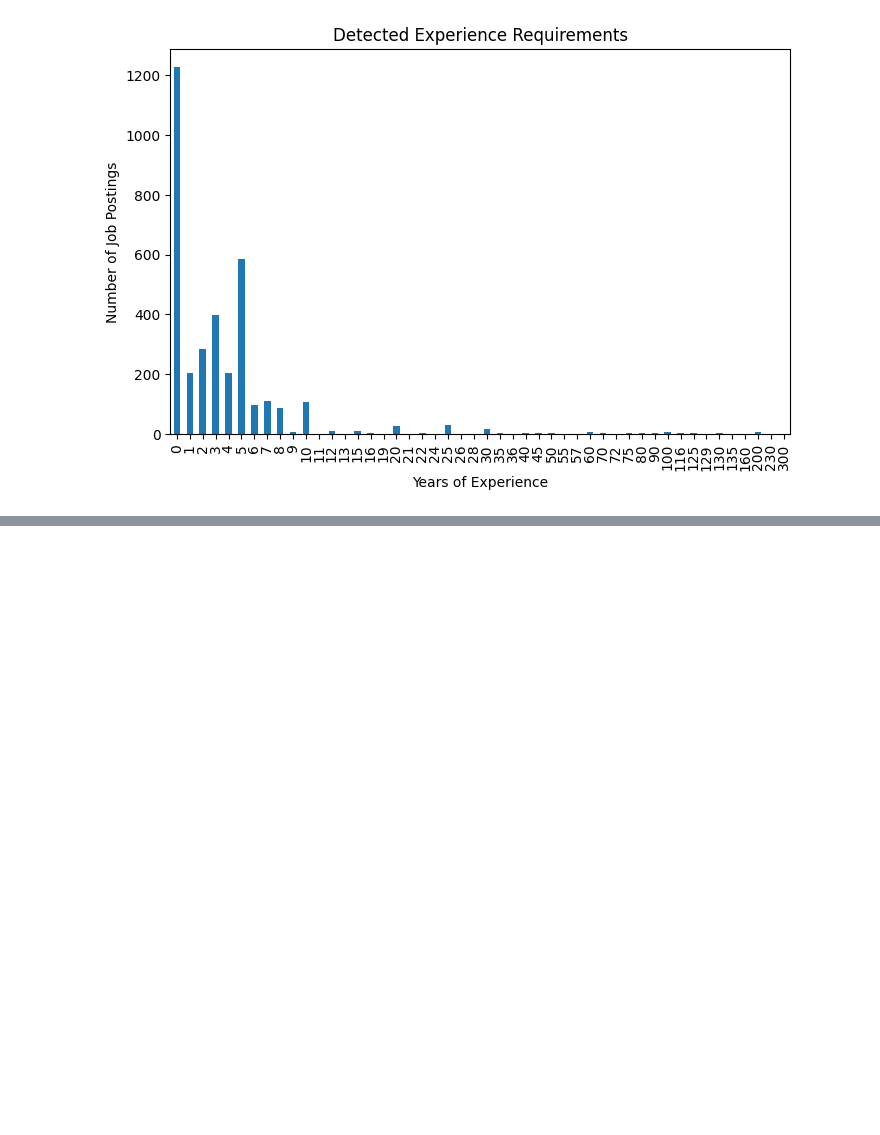
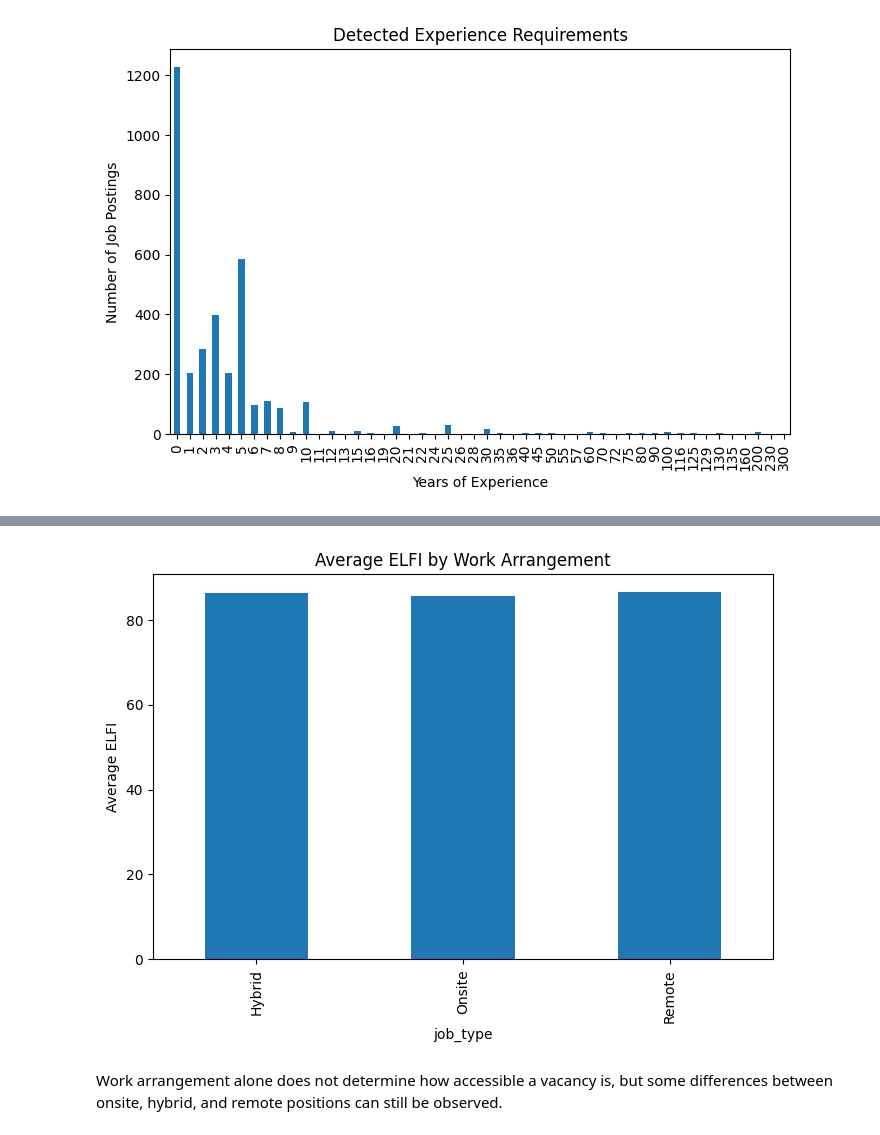
Before and after one commit to shvdkam/customer-behavior-sql-analysis, a Jupyter notebook: Are_Entry_Level_Data_Analyst_Jobs_Really_Entry_Level.ipynb, the cells around one changed output, grey strips where cells are left out. Saved outputs shown, nothing was run; the diff lists cells and outputs as text; code cells hidden in the pictures; blank space fills up the shorter version.

```diff
--- a/Are_Entry_Level_Data_Analyst_Jobs_Really_Entry_Level.ipynb
+++ b/Are_Entry_Level_Data_Analyst_Jobs_Really_Entry_Level.ipynb
@@ -1400,0 +865,12 @@ Instead of relying only on descriptive statistics, the project introduces a cust
+# %%
+work_summary = (
+    associate_jobs
+    .groupby("job_type")
+    .agg(
+        average_elfi=("elfi_score","mean"),
+        vacancies=("elfi_score","count")
+    )
+    .round(1)
+)
+
+work_summary
@@ -1400,0 +883,15 @@ Instead of relying only on descriptive statistics, the project introduces a cust
+# %%
+work_summary["average_elfi"].plot(
+    kind="bar",
+    figsize=(8,5)
+)
+
+plt.title("Average ELFI by Work Arrangement")
+
+plt.ylabel("Average ELFI")
+
+plt.show()
+# %% [output]
+[figure, added]
+# %% [markdown]
+Work arrangement alone does not determine how accessible a vacancy is, but some differences between onsite, hybrid, and remote positions can still be observed.
```
Also changed, not shown: parts of 127 cells of this notebook.
